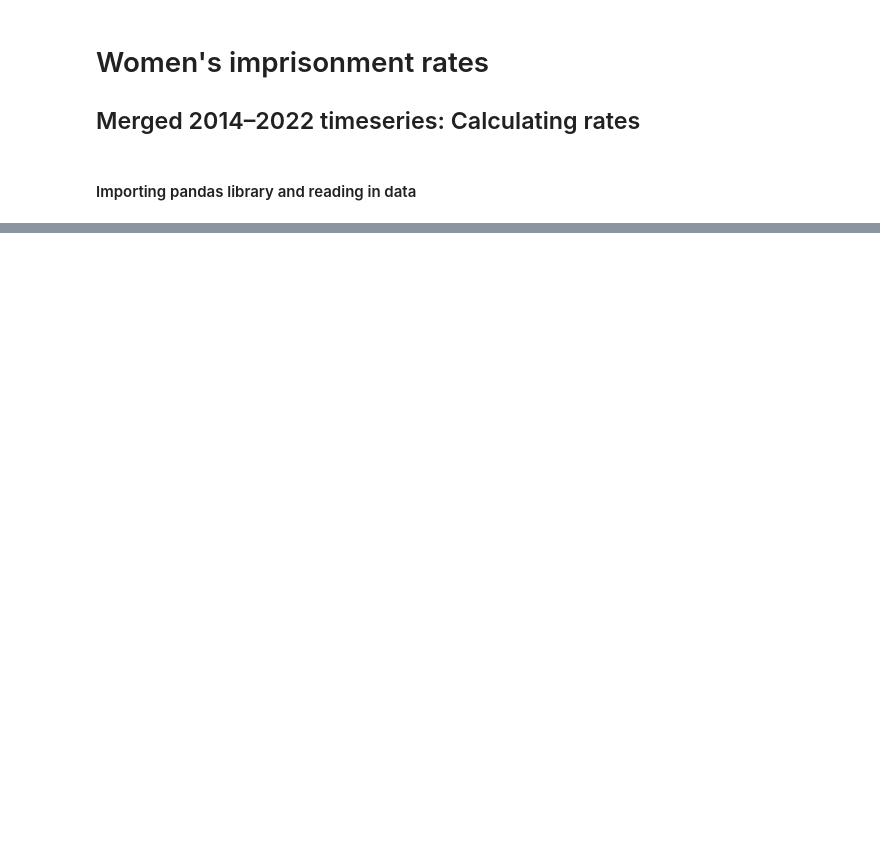
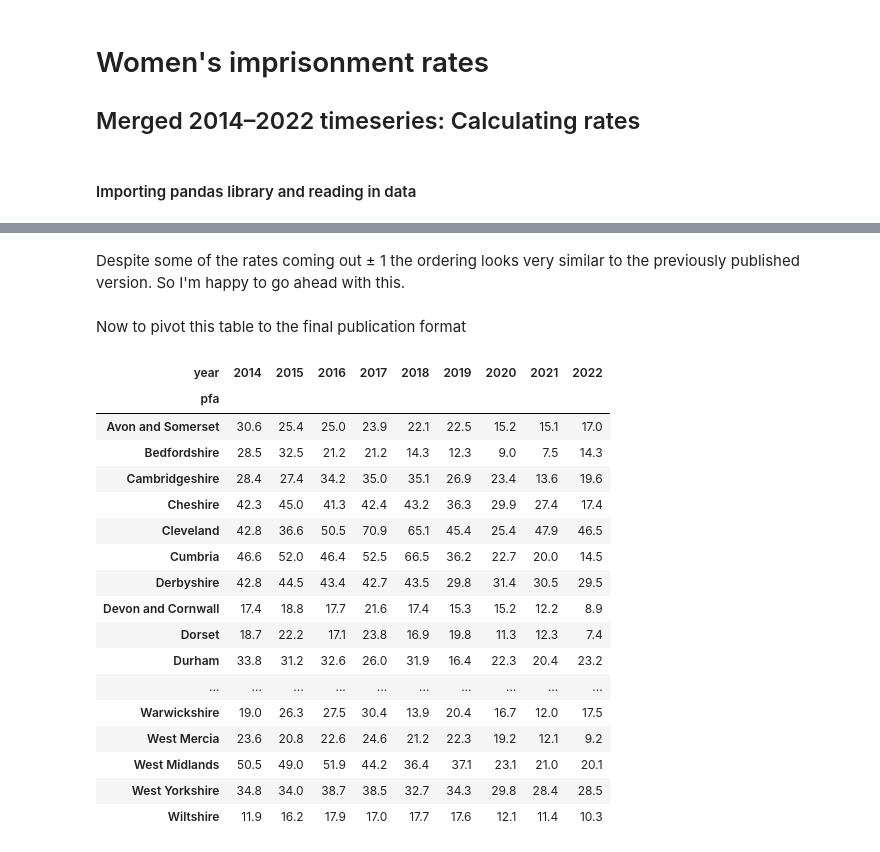
Before and after one commit to Prison-Reform-Trust/womens-imprisonment-PFA, a Jupyter notebook: notebooks/PFA_imprisonment_rates_2014-2022.ipynb, the cells around one changed output, grey strips where cells are left out. Saved outputs shown, nothing was run; the diff lists cells and outputs as text; code cells hidden in the pictures; blank space fills up the shorter version.

```diff
--- a/notebooks/PFA_imprisonment_rates_2014-2022.ipynb
+++ b/notebooks/PFA_imprisonment_rates_2014-2022.ipynb
@@ -24,0 +161,3 @@ df
+# %%
+df['imp_rate'] = (df['no_imp'] / df['population'] *100000).round(1).sort_values(ascending=False)
+# df['imp_rate'].round(0).sort_values(ascending=False)
@@ -24,0 +215,2 @@ df
+# %% [markdown]
+Despite some of the rates coming out ± 1 the ordering looks very similar to the previously published version. So I'm happy to go ahead with this.
@@ -24,0 +221,25 @@ df
+# %% [markdown]
+Now to pivot this table to the final publication format
+# %%
+df_pivot = df.pivot_table(index='pfa', columns='year', values='imp_rate')
+# %%
+df_pivot
+# %% [output]
+| year | 2014 | 2015 | 2016 | 2017 | 2018 | 2019 | 2020 | 2021 | 2022 |
+| pfa |  |  |  |  |  |  |  |  |  |
+| Avon and Somerset | 30.6 | 25.4 | 25.0 | 23.9 | 22.1 | 22.5 | 15.2 | 15.1 | 17.0 |
+| Bedfordshire | 28.5 | 32.5 | 21.2 | 21.2 | 14.3 | 12.3 | 9.0 | 7.5 | 14.3 |
+| Cambridgeshire | 28.4 | 27.4 | 34.2 | 35.0 | 35.1 | 26.9 | 23.4 | 13.6 | 19.6 |
+| Cheshire | 42.3 | 45.0 | 41.3 | 42.4 | 43.2 | 36.3 | 29.9 | 27.4 | 17.4 |
+| Cleveland | 42.8 | 36.6 | 50.5 | 70.9 | 65.1 | 45.4 | 25.4 | 47.9 | 46.5 |
+| Cumbria | 46.6 | 52.0 | 46.4 | 52.5 | 66.5 | 36.2 | 22.7 | 20.0 | 14.5 |
+| Derbyshire | 42.8 | 44.5 | 43.4 | 42.7 | 43.5 | 29.8 | 31.4 | 30.5 | 29.5 |
+| Devon and Cornwall | 17.4 | 18.8 | 17.7 | 21.6 | 17.4 | 15.3 | 15.2 | 12.2 | 8.9 |
+| Dorset | 18.7 | 22.2 | 17.1 | 23.8 | 16.9 | 19.8 | 11.3 | 12.3 | 7.4 |
+| Durham | 33.8 | 31.2 | 32.6 | 26.0 | 31.9 | 16.4 | 22.3 | 20.4 | 23.2 |
+| ... | ... | ... | ... | ... | ... | ... | ... | ... | ... |
+| Warwickshire | 19.0 | 26.3 | 27.5 | 30.4 | 13.9 | 20.4 | 16.7 | 12.0 | 17.5 |
+| West Mercia | 23.6 | 20.8 | 22.6 | 24.6 | 21.2 | 22.3 | 19.2 | 12.1 | 9.2 |
+| West Midlands | 50.5 | 49.0 | 51.9 | 44.2 | 36.4 | 37.1 | 23.1 | 21.0 | 20.1 |
+| West Yorkshire | 34.8 | 34.0 | 38.7 | 38.5 | 32.7 | 34.3 | 29.8 | 28.4 | 28.5 |
+| Wiltshire | 11.9 | 16.2 | 17.9 | 17.0 | 17.7 | 17.6 | 12.1 | 11.4 | 10.3 |
```
Also changed, not shown: parts of 23 cells of this notebook.
